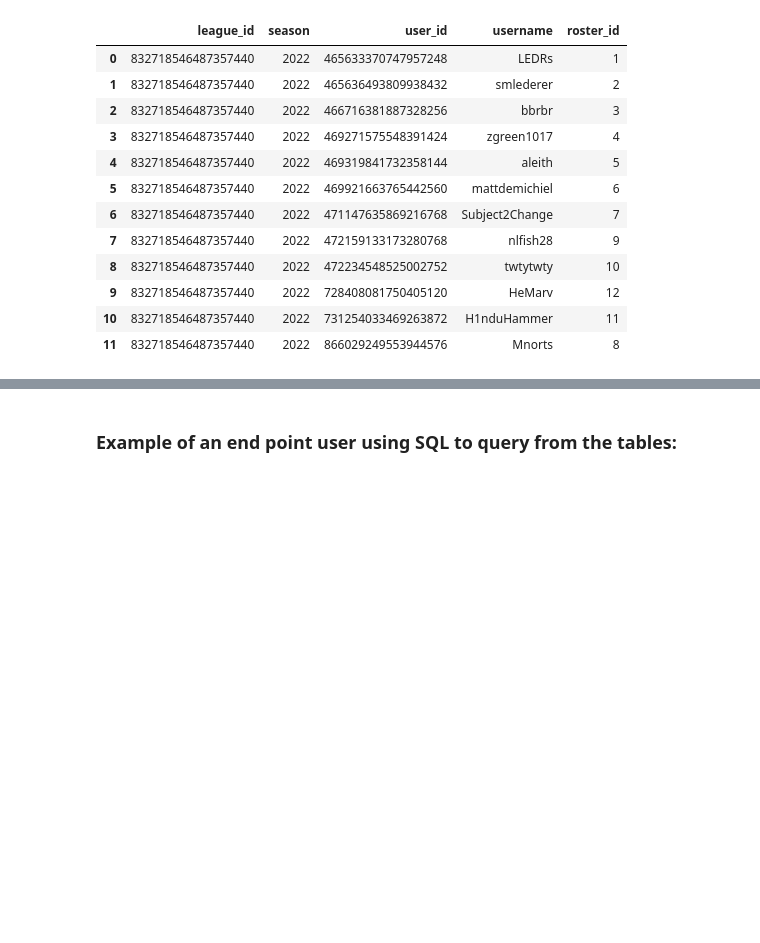
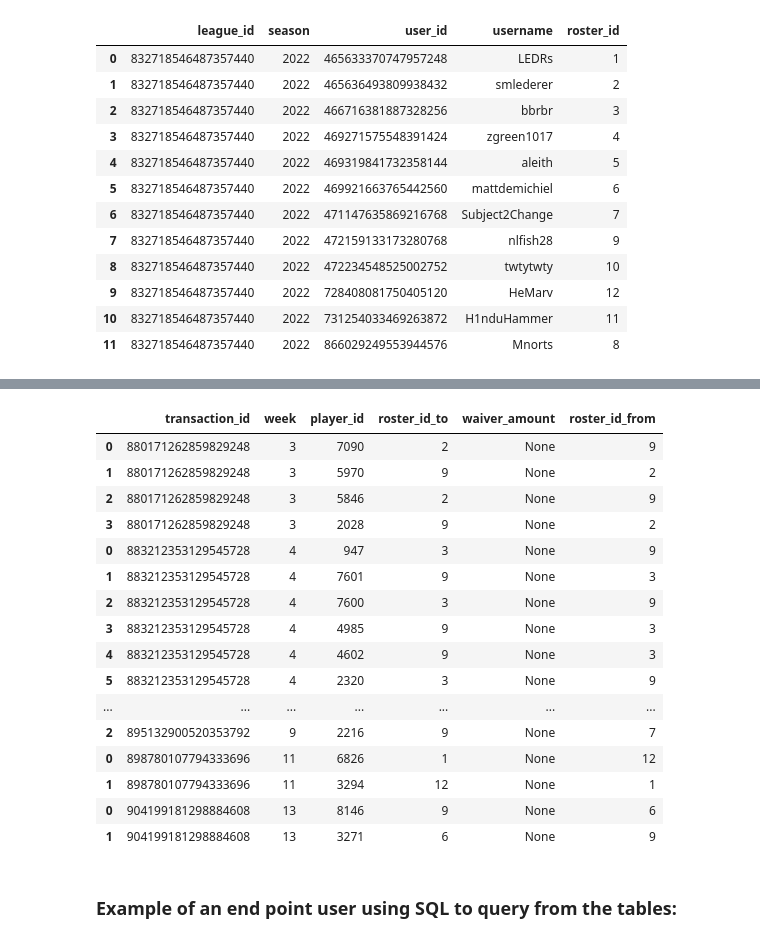
Before and after one commit to smlederer/ff_etl, a Jupyter notebook: sleeper_read_playground.ipynb, the cells around one changed output, grey strips where cells are left out. Saved outputs shown, nothing was run; the diff lists cells and outputs as text; code cells hidden in the pictures; blank space fills up the shorter version.

```diff
--- a/sleeper_read_playground.ipynb
+++ b/sleeper_read_playground.ipynb
@@ -119,3 +132,23 @@ data.results_table
+# %%
+data.trade_table
+# %% [output]
+|  | transaction_id | week | player_id | roster_id_to | waiver_amount | roster_id_from |
+| 0 | 880171262859829248 | 3 | 7090 | 2 | None | 9 |
+| 1 | 880171262859829248 | 3 | 5970 | 9 | None | 2 |
+| 2 | 880171262859829248 | 3 | 5846 | 2 | None | 9 |
+| 3 | 880171262859829248 | 3 | 2028 | 9 | None | 2 |
+| 0 | 883212353129545728 | 4 | 947 | 3 | None | 9 |
+| 1 | 883212353129545728 | 4 | 7601 | 9 | None | 3 |
+| 2 | 883212353129545728 | 4 | 7600 | 3 | None | 9 |
+| 3 | 883212353129545728 | 4 | 4985 | 9 | None | 3 |
+| 4 | 883212353129545728 | 4 | 4602 | 9 | None | 3 |
+| 5 | 883212353129545728 | 4 | 2320 | 3 | None | 9 |
+| ... | ... | ... | ... | ... | ... | ... |
+| 2 | 895132900520353792 | 9 | 2216 | 9 | None | 7 |
+| 0 | 898780107794333696 | 11 | 6826 | 1 | None | 12 |
+| 1 | 898780107794333696 | 11 | 3294 | 12 | None | 1 |
+| 0 | 904199181298884608 | 13 | 8146 | 9 | None | 6 |
+| 1 | 904199181298884608 | 13 | 3271 | 6 | None | 9 |
 # %%
 #upload to planetscale
 
```
Also changed, not shown: parts of 6 cells of this notebook, 2 other files.
